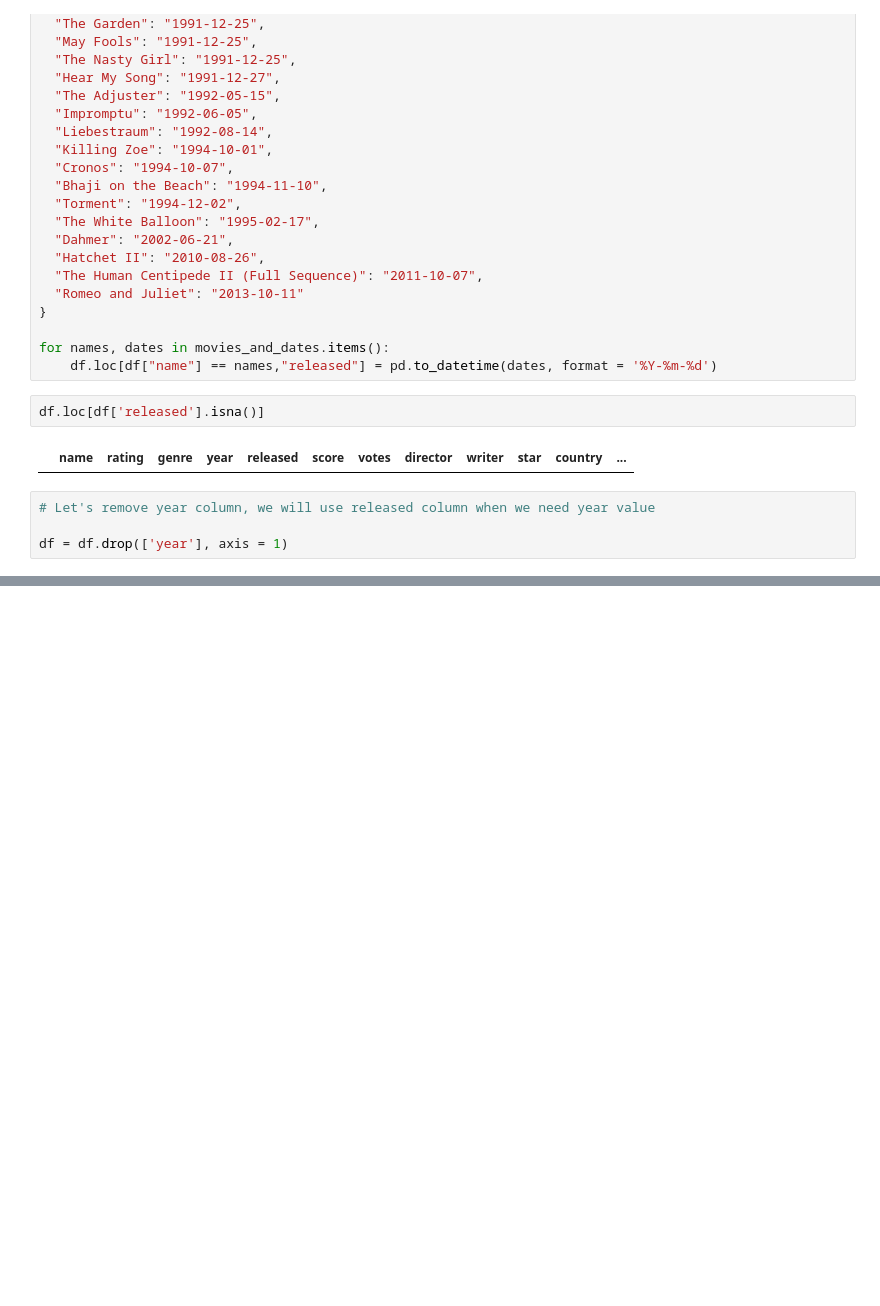
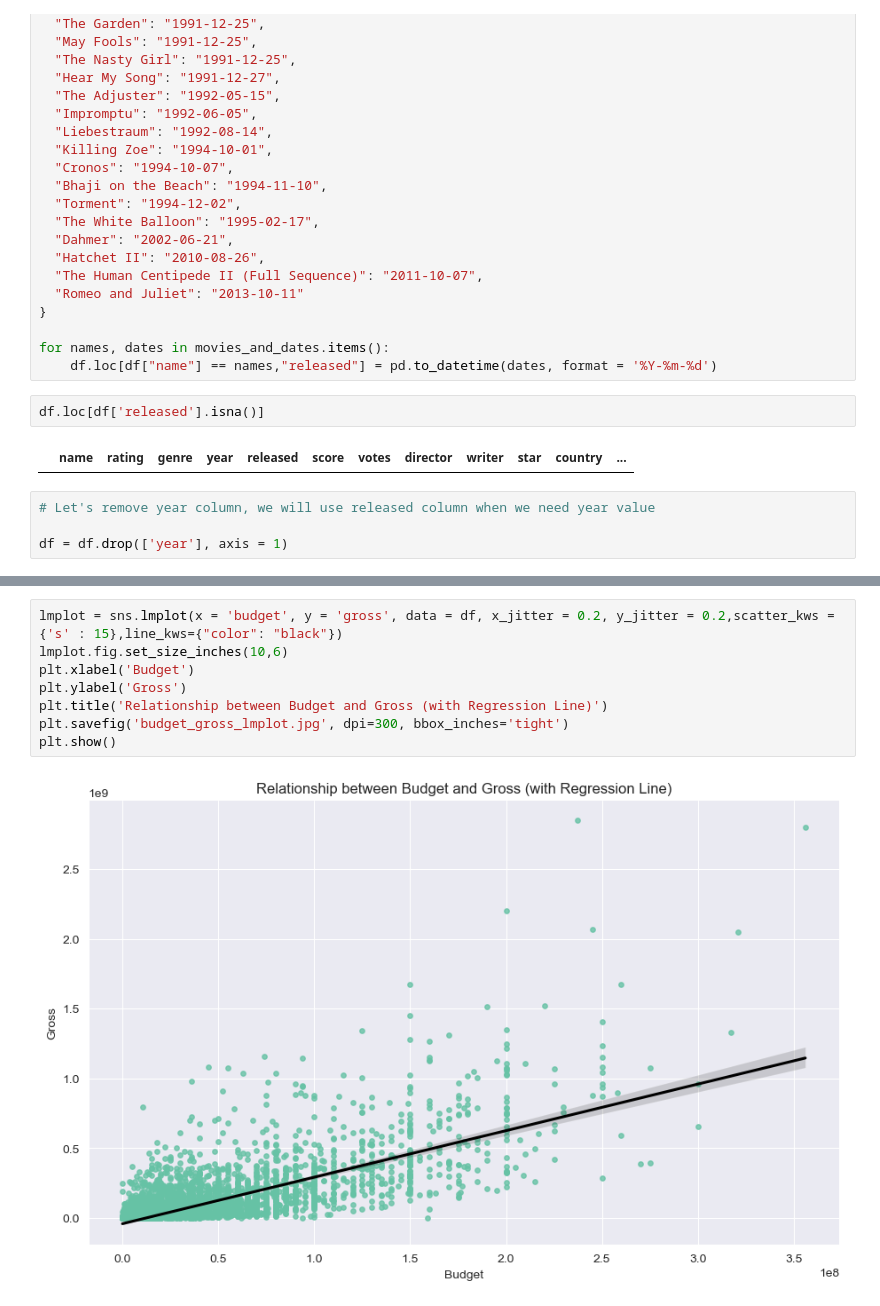
Before and after one commit to gururaser/film-analysis-project, a Jupyter notebook: film-analysis.ipynb, the cells around one changed output, grey strips where cells are left out. Saved outputs shown, nothing was run; the diff lists cells and outputs as text; blank space fills up the shorter version.

```diff
--- a/film-analysis.ipynb
+++ b/film-analysis.ipynb
@@ -704,0 +725,10 @@ On the other hand, Biograpy and History genres fall behind the other genres. Alt
+# %%
+lmplot = sns.lmplot(x = 'budget', y = 'gross', data = df, x_jitter = 0.2, y_jitter = 0.2,scatter_kws = {'s' : 15},line_kws={"color": "black"})
+lmplot.fig.set_size_inches(10,6)
+plt.xlabel('Budget')
+plt.ylabel('Gross')
+plt.title('Relationship between Budget and Gross (with Regression Line)')
+plt.savefig('budget_gross_lmplot.jpg', dpi=300, bbox_inches='tight')
+plt.show()
+# %% [output]
+[figure, added]
```
Also changed, not shown: parts of 53 cells of this notebook.
